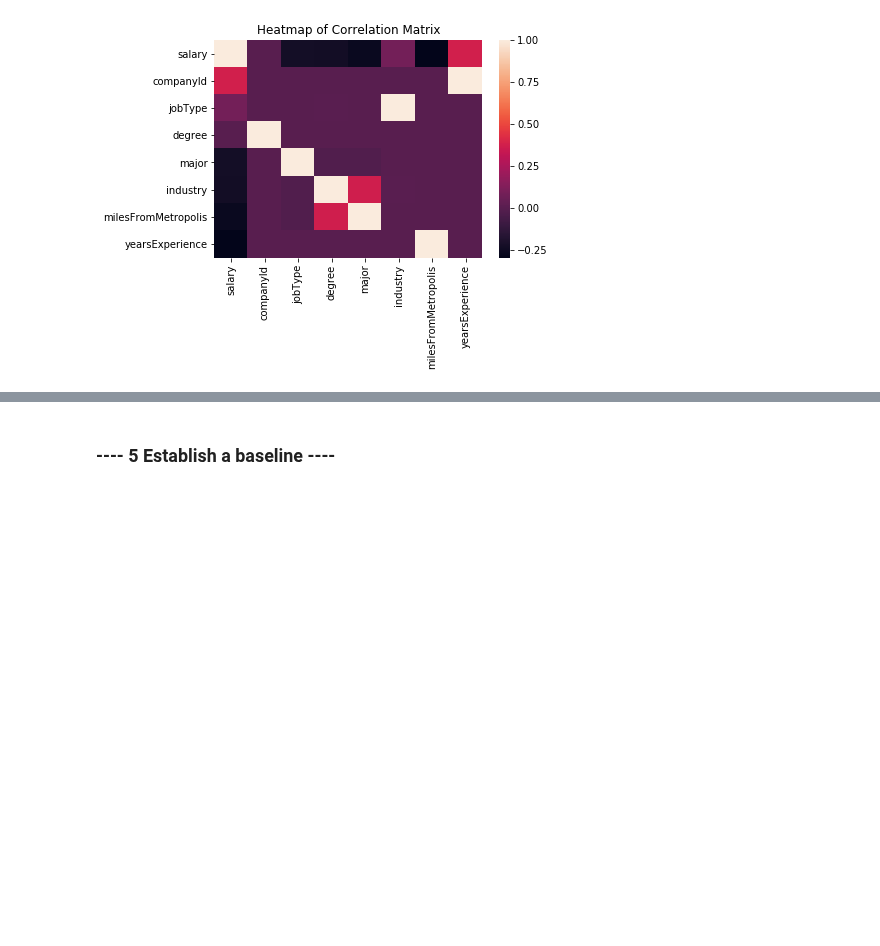
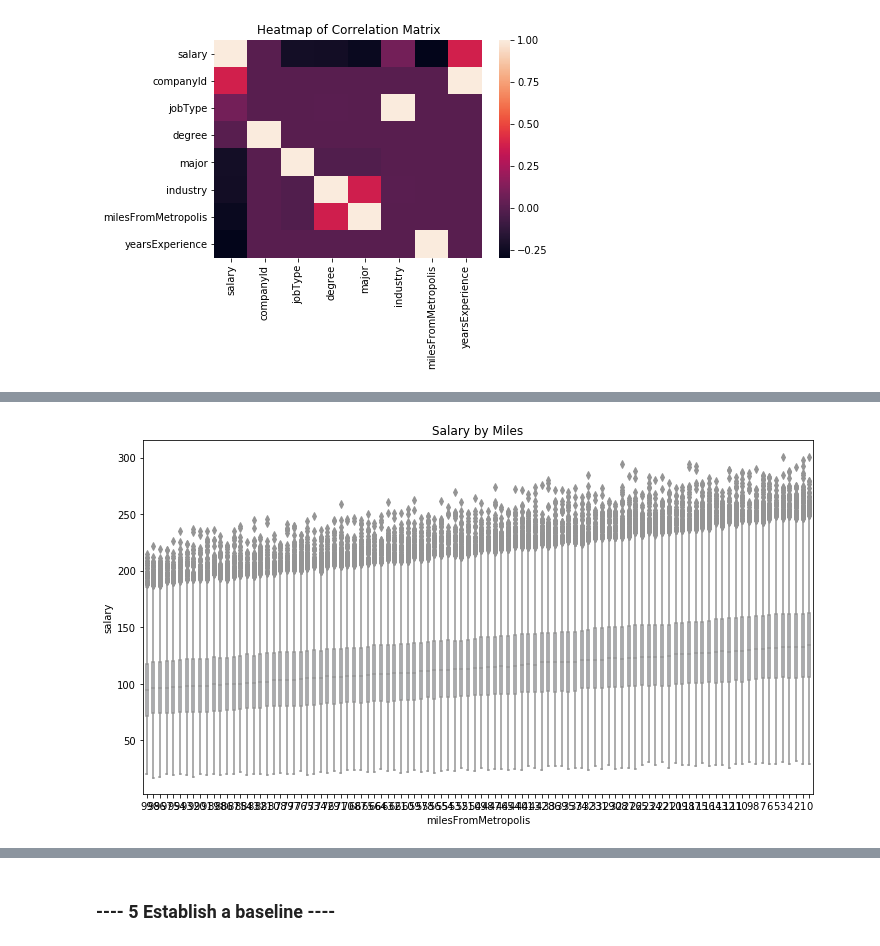
Before and after one commit to kirahman2/salarypredictionportfolio, a Jupyter notebook: Salary Prediction Notebook.ipynb, the cells around one changed output, grey strips where cells are left out. Saved outputs shown, nothing was run; the diff lists cells and outputs as text; code cells hidden in the pictures; blank space fills up the shorter version.

```diff
--- a/Salary Prediction Notebook.ipynb
+++ b/Salary Prediction Notebook.ipynb
@@ -327,22 +346,22 @@ Name: salary, dtype: float64
 [figure]
 # %%
 class Boxplot:
-    def __init__(self, train_df, target, x, title):
+    def __init__(self, train_df, target, var, title):
         self.df = train_df
         self._create_subplot()
-        self._create_boxplot(df, x, target)
+        col_avgs = self._calc_averages(df, target.name, var)
+        self._create_boxplot(df, var, target, col_avgs)
         self._set_title(title)
 
     def _create_subplot(self):
         plt.subplots(figsize=(12,6.5))
 
-    def _create_boxplot(self, df, x, target):
-        sns.boxplot(x, target.name, data=df, width=.3, color='#eeefff',
-                    # NEXT, we need a method that calculates jobtype average by salary and places the values
-                    # in ascending order, then plots it here.
-                   order=['JANITOR','JUNIOR','SENIOR','MANAGER','VICE_PRESIDENT','CFO','CTO','CEO'])
+    def _calc_averages(self, df, target, var):
+        temp_df = df[[var, target]].groupby(var).mean().sort_values(target, ascending=True).reset_index()
+        return temp_df[var].values
+
+    def _create_boxplot(self, df, var, target, col_avgs):
+        sns.boxplot(var, target.name, data=df, width=.3, color='#eeefff', order=col_avgs)
 
     def _set_title(self, title):
         plt.title(title)
-
-Boxplot(data.train_df_eda, train_target, 'jobType', 'Salary by Job Type');
@@ -429,0 +372,4 @@ sns.boxplot(x='industry', y='milesFromMetropolis', data=df, ax=axes[1]).set_titl
+# %%
+Boxplot(data.train_df_eda, train_target, 'milesFromMetropolis', 'Salary by Miles');
+# %% [output]
+[figure, added]
```
Also changed, not shown: parts of 26 cells of this notebook.
